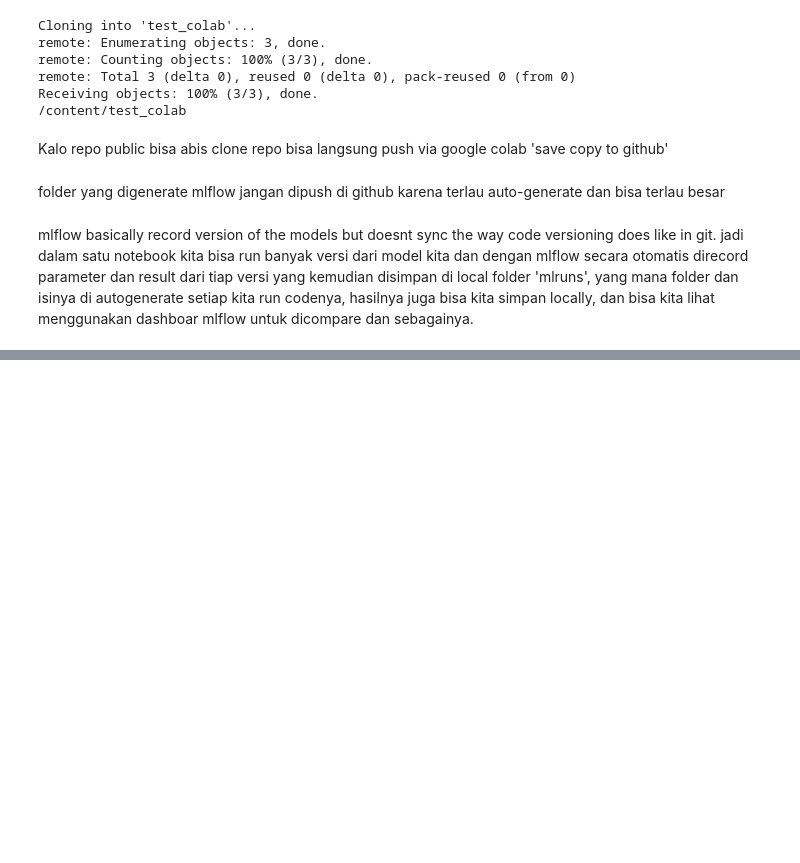
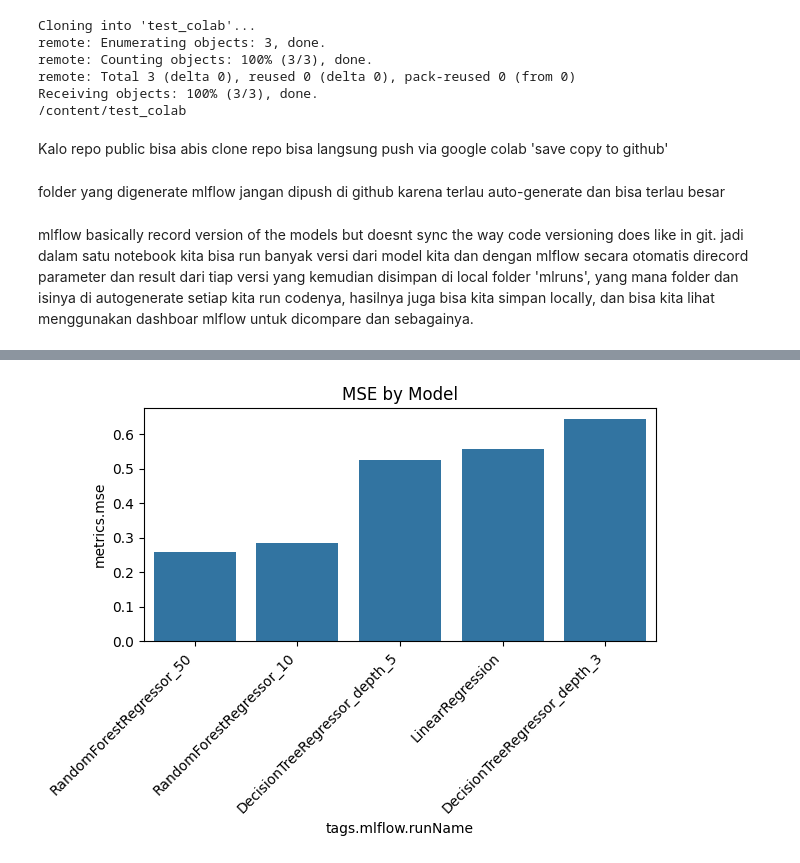
Before and after one commit to anjelisa01/test_colab, a Jupyter notebook: test1.ipynb, the cells around one changed output, grey strips where cells are left out. Saved outputs shown, nothing was run; the diff lists cells and outputs as text; code cells hidden in the pictures; blank space fills up the shorter version.

Commit message:
change script mlops to simulate multiple algorithms and multiple parameters, with how to compare

```diff
--- a/test1.ipynb
+++ b/test1.ipynb
@@ -68,0 +105,3 @@ Mean Squared Error: 0.5559
+# %%
+df = mlflow.search_runs()
+df[["tags.mlflow.runName", "metrics.mse", "params.max_depth", "params.n_estimators"]]
@@ -68,0 +115,15 @@ Mean Squared Error: 0.5559
+# %%
+import seaborn as sns
+import matplotlib.pyplot as plt
+
+sns.barplot(
+    x="tags.mlflow.runName",
+    y="metrics.mse",
+    data=df.sort_values("metrics.mse"),
+)
+plt.xticks(rotation=45, ha="right")
+plt.title("MSE by Model")
+plt.tight_layout()
+plt.show()
+# %% [output]
+[figure, added]
```
Also changed, not shown: parts of 3 cells of this notebook.
